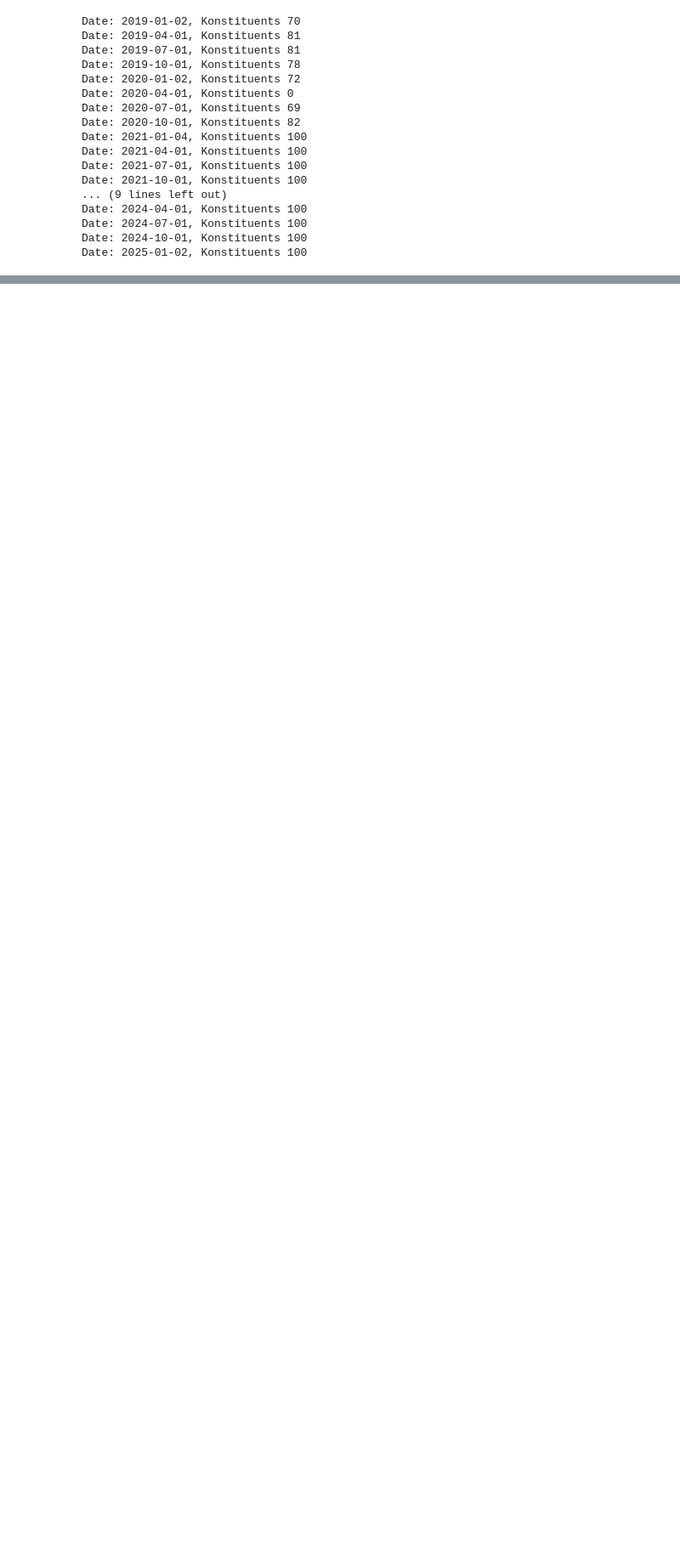
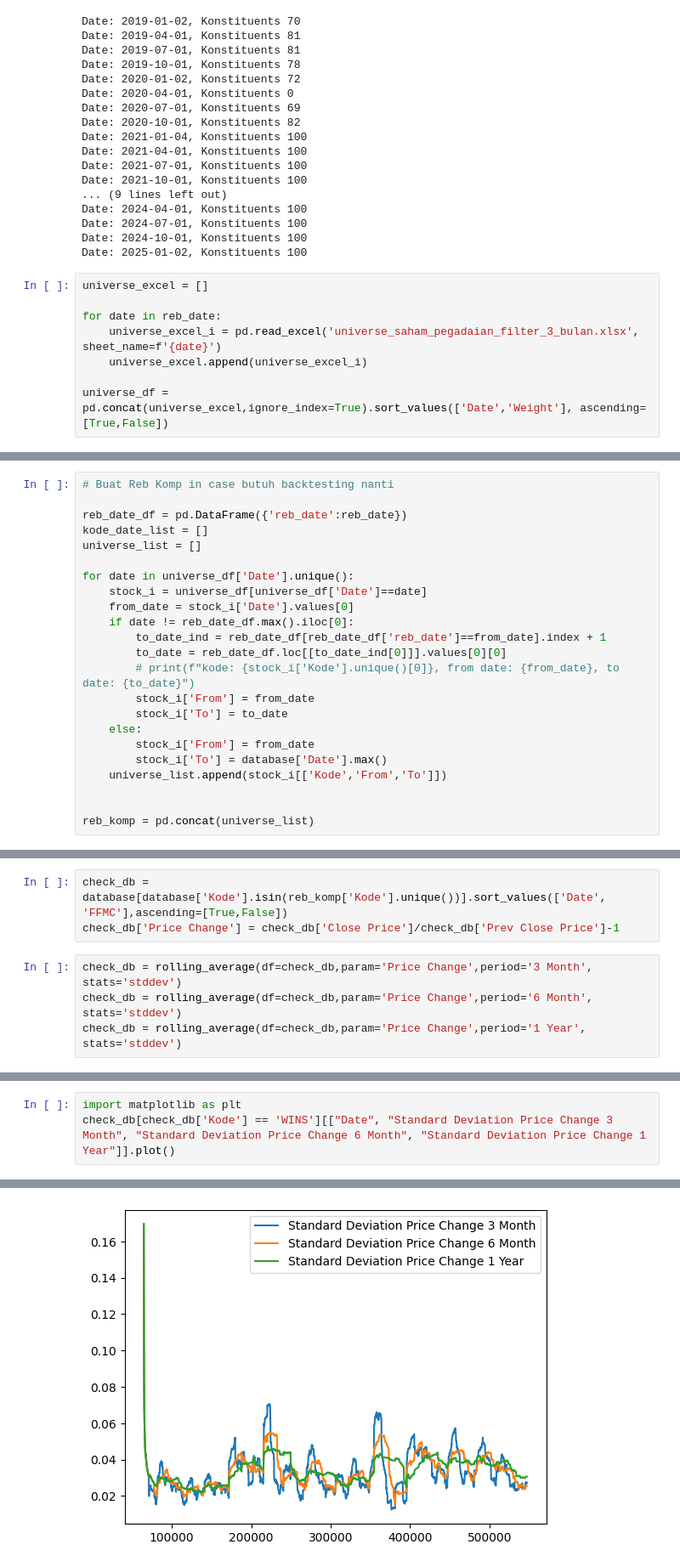
Before and after one commit to IrfanHilman/project_pegadaian, a Jupyter notebook: universe_creation/stock_screening_pegadaian.ipynb, the cells around one changed output, grey strips where cells are left out. Shown at 85% size. Cells and saved outputs as stored; diff of their text form; blank space fills up the shorter version.

```diff
--- a/universe_creation/stock_screening_pegadaian.ipynb
+++ b/universe_creation/stock_screening_pegadaian.ipynb
@@ -144,3 +159,11 @@ Date: 2024-04-01, Konstituents 100
 Date: 2024-07-01, Konstituents 100
 Date: 2024-10-01, Konstituents 100
 Date: 2025-01-02, Konstituents 100
+# %%
+universe_excel = []
+
+for date in reb_date:
+    universe_excel_i = pd.read_excel('universe_saham_pegadaian_filter_3_bulan.xlsx', sheet_name=f'{date}')
+    universe_excel.append(universe_excel_i)
+
+universe_df = pd.concat(universe_excel,ignore_index=True).sort_values(['Date','Weight'], ascending=[True,False])
@@ -146,0 +186,23 @@ Date: 2025-01-02, Konstituents 100
+# %%
+# Buat Reb Komp in case butuh backtesting nanti
+
+reb_date_df = pd.DataFrame({'reb_date':reb_date})
+kode_date_list = []
+universe_list = []
+
+for date in universe_df['Date'].unique():
+    stock_i = universe_df[universe_df['Date']==date]
+    from_date = stock_i['Date'].values[0]
+    if date != reb_date_df.max().iloc[0]:
+        to_date_ind = reb_date_df[reb_date_df['reb_date']==from_date].index + 1
+        to_date = reb_date_df.loc[[to_date_ind[0]]].values[0][0]
+        # print(f"kode: {stock_i['Kode'].unique()[0]}, from date: {from_date}, to date: {to_date}")
+        stock_i['From'] = from_date
+        stock_i['To'] = to_date
+    else:
+        stock_i['From'] = from_date
+        stock_i['To'] = database['Date'].max()
+    universe_list.append(stock_i[['Kode','From','To']])
+
+
+reb_komp = pd.concat(universe_list)
@@ -146,0 +227,7 @@ Date: 2025-01-02, Konstituents 100
+# %%
+check_db = database[database['Kode'].isin(reb_komp['Kode'].unique())].sort_values(['Date', 'FFMC'],ascending=[True,False])
+check_db['Price Change'] = check_db['Close Price']/check_db['Prev Close Price']-1
+# %%
+check_db = rolling_average(df=check_db,param='Price Change',period='3 Month', stats='stddev')
+check_db = rolling_average(df=check_db,param='Price Change',period='6 Month', stats='stddev')
+check_db = rolling_average(df=check_db,param='Price Change',period='1 Year', stats='stddev')
@@ -146,0 +254,4 @@ Date: 2025-01-02, Konstituents 100
+# %%
+import matplotlib as plt
+check_db[check_db['Kode'] == 'WINS'][["Date", "Standard Deviation Price Change 3 Month", "Standard Deviation Price Change 6 Month", "Standard Deviation Price Change 1 Year"]].plot()
+# %% [output]
@@ -146,0 +259 @@ Date: 2025-01-02, Konstituents 100
+[figure, added]
```
Also changed, not shown: parts of 7 cells of this notebook, 4 other files.
